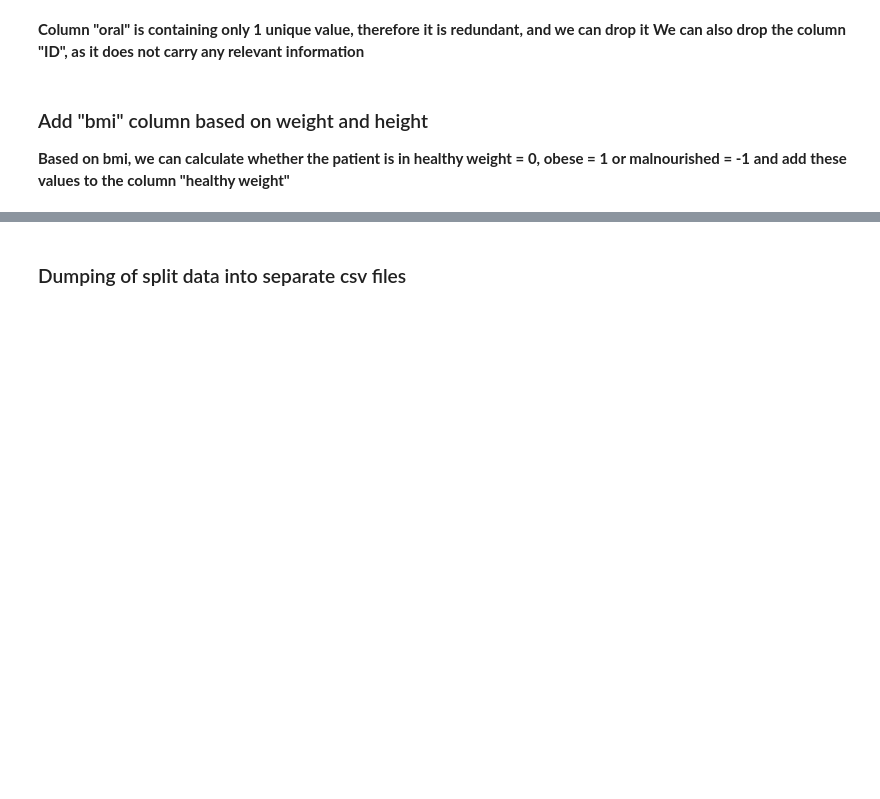
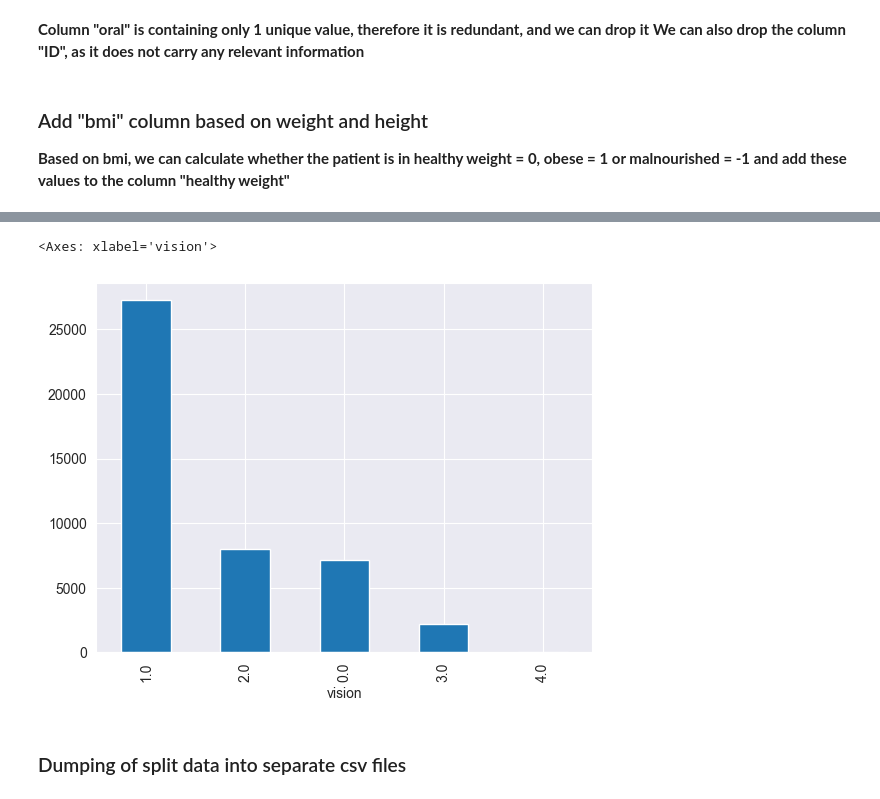
Before and after one commit to balooooooooo/machine_learning_1_coursework, a Jupyter notebook: data_preprocessing.ipynb, the cells around one changed output, grey strips where cells are left out. Cells and saved outputs as stored; diff of their text form; code cells hidden in the pictures; blank space fills up the shorter version.

```diff
--- a/data_preprocessing.ipynb
+++ b/data_preprocessing.ipynb
@@ -164,3 +180,17 @@ test.loc[(test["bmi"] <= 24.9) & (test["bmi"]>= 18.5), "healthy weight"] = 0
+# %%
+train.loc[train["eyesight(right)"] == 9.9, "eyesight(right)"] = 0
+train.loc[train["eyesight(left)"] == 9.9, "eyesight(left)"] = 0
+train["eyesight_total"] = train["eyesight(right)"] + train["eyesight(left)"]
+train.loc[train["eyesight_total"] == 0.0, "vision"] = 4
+train.loc[(train["eyesight_total"] > 0.0)  & (train["eyesight_total"] <= 0.9), "vision"] = 3
+train.loc[(train["eyesight_total"] > 0.9)  & (train["eyesight_total"] <= 1.5), "vision"] = 2
+train.loc[(train["eyesight_total"] > 1.5)  & (train["eyesight_total"] <= 2.5), "vision"] = 1
+train.loc[(train["eyesight_total"] > 2.5), "vision"] = 0
+
+train["vision"].value_counts().plot(kind="bar")
+# %% [output]
+<Axes: xlabel='vision'>
+[figure, added]
 # %% [markdown]
 ### Dumping of split data into separate csv files
 # %%
```
Also changed, not shown: parts of 2 cells of this notebook, 1 other file.
